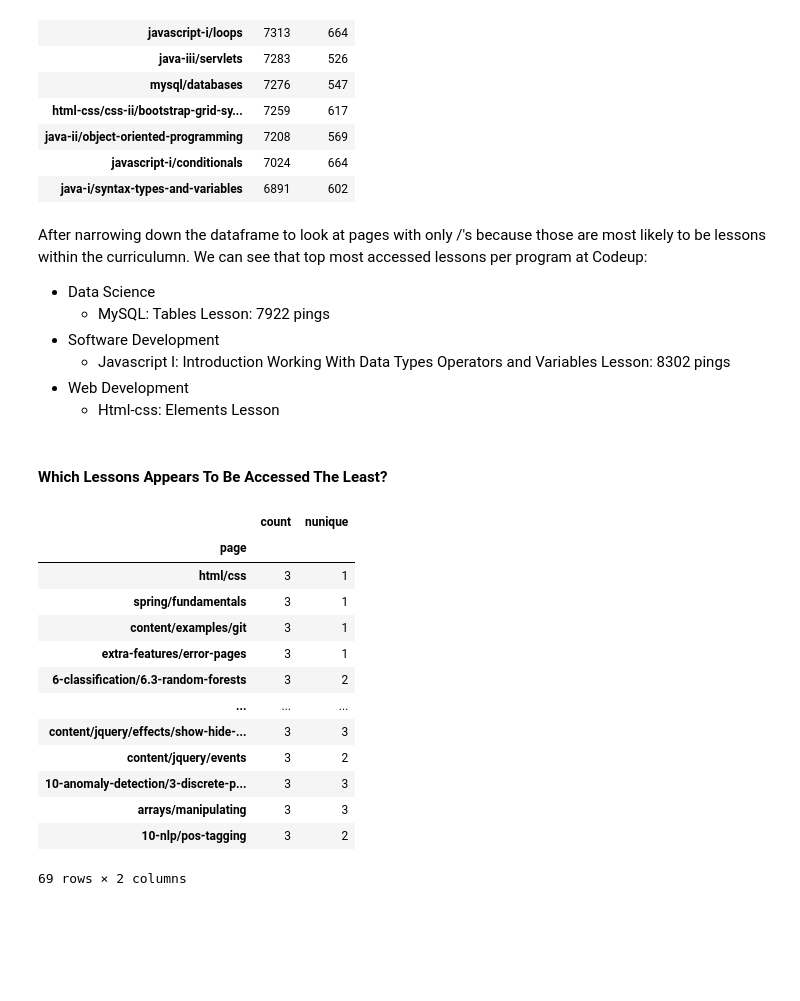
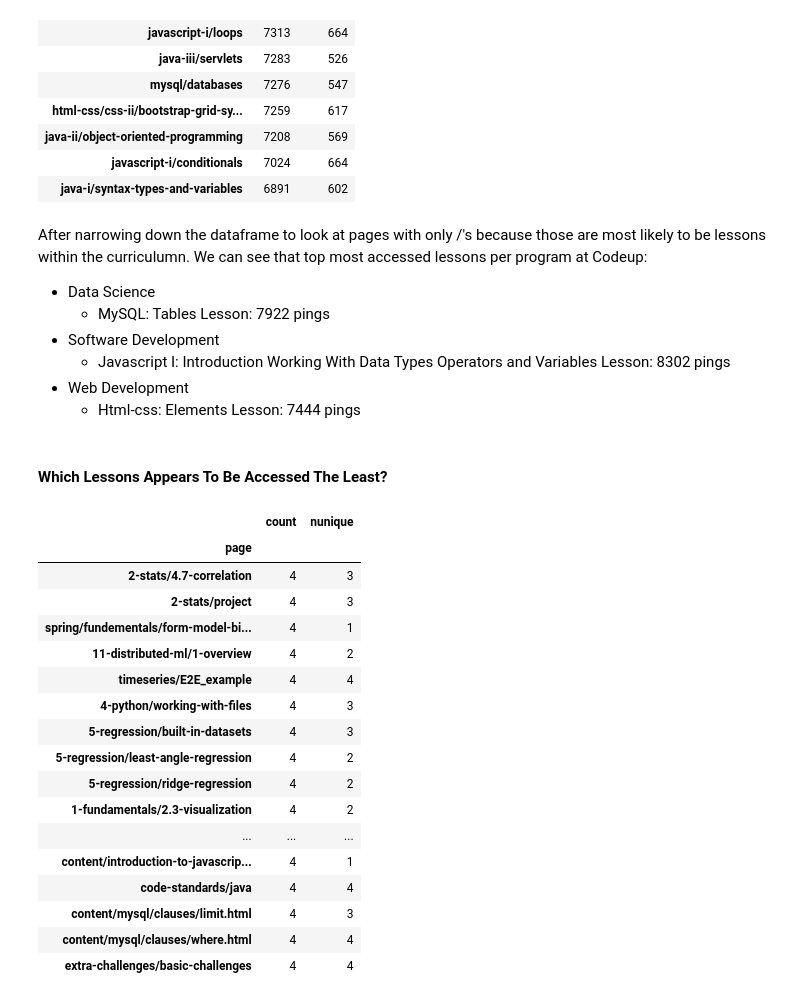
Before and after one commit to Griffin-McCrosky-Anomaly-Detection/Anomaly_Detection_Project, a Jupyter notebook: McCrosky_Rough_Notebook.ipynb, the cells around one changed output. Drawn from its saved outputs; the diff is of its cells as text; code cells hidden in the pictures; blank space fills up the shorter version.

```diff
--- a/McCrosky_Rough_Notebook.ipynb
+++ b/McCrosky_Rough_Notebook.ipynb
@@ -171,23 +171,27 @@ After narrowing down the dataframe to look at pages with only /'s because those
  - Software Development
      - Javascript I: Introduction Working With Data Types Operators and Variables Lesson: 8302 pings
  - Web Development
-     - Html-css: Elements Lesson
+     - Html-css: Elements Lesson: 7444 pings
 # %% [markdown]
 #### Which Lessons Appears To Be Accessed The Least?
 # %%
-observed[observed['count'] == 3]
+observed[observed['count'] == 4]
 # %% [output]
 |  | count | nunique |
 | page |  |  |
-| html/css | 3 | 1 |
-| spring/fundamentals | 3 | 1 |
-| content/examples/git | 3 | 1 |
-| extra-features/error-pages | 3 | 1 |
-| 6-classification/6.3-random-forests | 3 | 2 |
+| 2-stats/4.7-correlation | 4 | 3 |
+| 2-stats/project | 4 | 3 |
+| spring/fundementals/form-model-bi... | 4 | 1 |
+| 11-distributed-ml/1-overview | 4 | 2 |
+| timeseries/E2E_example | 4 | 4 |
+| 4-python/working-with-files | 4 | 3 |
+| 5-regression/built-in-datasets | 4 | 3 |
+| 5-regression/least-angle-regression | 4 | 2 |
+| 5-regression/ridge-regression | 4 | 2 |
+| 1-fundamentals/2.3-visualization | 4 | 2 |
 | ... | ... | ... |
-| content/jquery/effects/show-hide-... | 3 | 3 |
-| content/jquery/events | 3 | 2 |
-| 10-anomaly-detection/3-discrete-p... | 3 | 3 |
-| arrays/manipulating | 3 | 3 |
-| 10-nlp/pos-tagging | 3 | 2 |
+| content/introduction-to-javascrip... | 4 | 1 |
+| code-standards/java | 4 | 4 |
+| content/mysql/clauses/limit.html | 4 | 3 |
+| content/mysql/clauses/where.html | 4 | 4 |
+| extra-challenges/basic-challenges | 4 | 4 |
-69 rows × 2 columns
```
